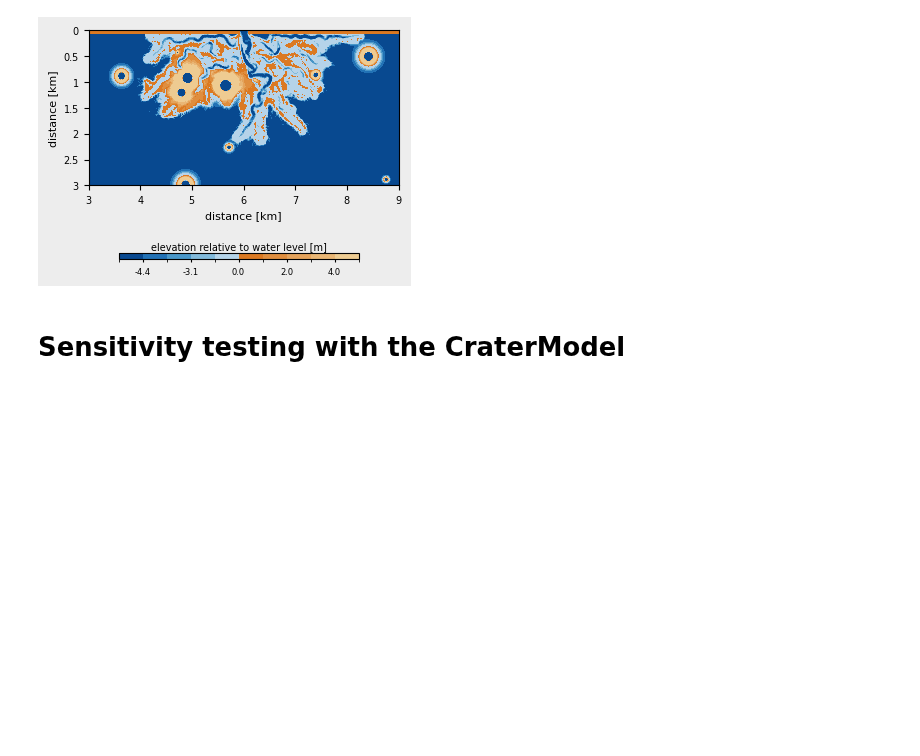
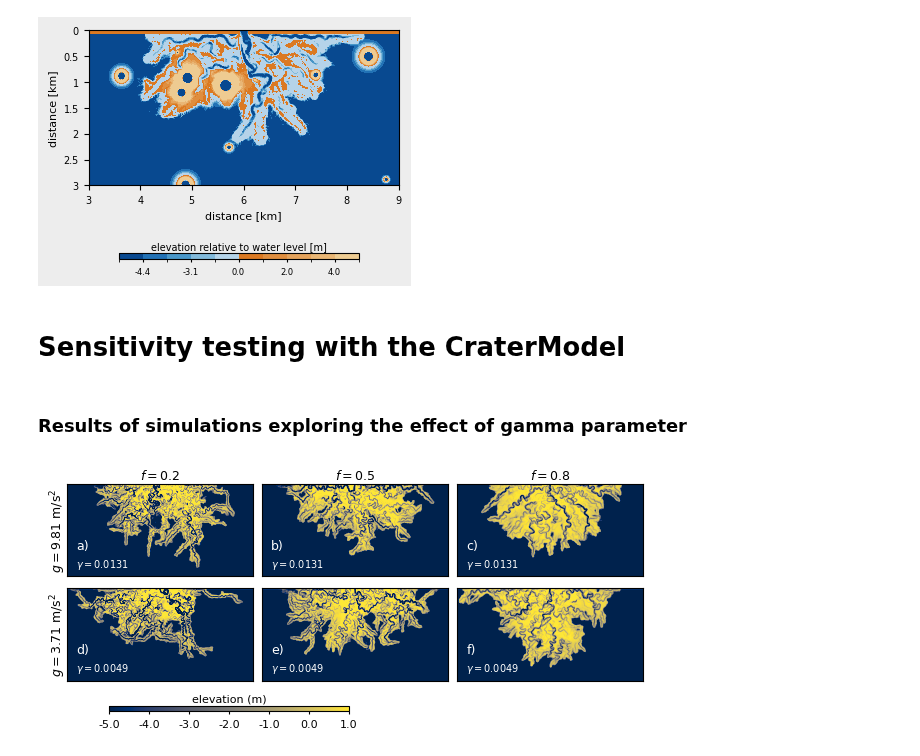
Before and after one commit to amoodie/paper_resources, a Jupyter notebook: Moodie_marscraterreworking/analysis/crater_analysis.ipynb, the cells around one changed output. Cells and saved outputs as stored; diff of their text form; code cells hidden in the pictures; blank space fills up the shorter version.

```diff
--- a/Moodie_marscraterreworking/analysis/crater_analysis.ipynb
+++ b/Moodie_marscraterreworking/analysis/crater_analysis.ipynb
@@ -3996,3 +3996,5 @@ fig.set_facecolor('none')
 
 fig.savefig(os.path.join(figure_root, 'supp_exhumation_scaling.png'), dpi=300, transparent=False, facecolor='none')
 fig.savefig(os.path.join(figure_root, 'supp_exhumation_scaling.pdf'), dpi=300, transparent=False, facecolor='white')
+# %% [markdown]
+### Results of simulations exploring the effect of gamma parameter
@@ -3998,0 +4016,74 @@ fig.savefig(os.path.join(figure_root, 'supp_exhumation_scaling.pdf'), dpi=300, t
+# %%
+_colorbar_tick_fontsize = 8
+_label_fontsize = 9
+_tick_fontsize = 7
+
+def _axes_letter_getter(i):
+    return chr(ord('a') + i)+')'
+
+def _axes_tick_fontsize_setter(_ax, cb=None):
+    _ax.xaxis.set_tick_params(labelsize=_tick_fontsize)
+    _ax.yaxis.set_tick_params(labelsize=_tick_fontsize)
+    if cb:
+        cb.ax.tick_params(labelsize=_tick_fontsize)
+
+arrowpropsdict = dict(arrowstyle='-|>', shrinkA=0, edgecolor='w', facecolor='w')
+dimension_arrowprops = dict(arrowpropsdict, arrowstyle="<|-|>")
+
+carto_cm, carto_norm = dm.plot.cartographic_colormap(H_SL=0, n=2.5, h=3)
+carto_cm = plt.get_cmap('viridis')
+# %%
+fig = plt.figure(figsize=(6, 2.75))
+
+fin_gs = fig.add_gridspec(nrows=2, ncols=3,
+                          left=0.03, right=0.99,
+                          bottom=0.2, top=0.94,
+                          wspace=0.05, hspace=0.05)
+ax = []
+for i in range(2):
+    for j in range(3):
+        axi =  fig.add_subplot(fin_gs[i, j])
+        axi.set_xticks([], minor=[])
+        axi.set_yticks([], minor=[])
+
+        axi.xaxis.tick_top()
+        axi.xaxis.set_label_position('top')
+
+        ax.append(axi)
+
+
+for c, cube in enumerate(CUBES):
+    im = ax[c].imshow(
+        cube['eta'][-1, :, :], cmap='cividis', vmin=-5, vmax=1)
+
+    if c < 3:
+        g = 9.81
+    else:
+        g = 3.71
+    gamma = (g*0.00015*20.0)/(1.5*1.5)
+    ax[c].text(0.05, 0.3, _axes_letter_getter(c),
+           fontsize=_label_fontsize,
+           color='white', transform=ax[c].transAxes)
+    ax[c].text(0.05, 0.1, f'$\\gamma={gamma:.4f}$',
+           fontsize=_tick_fontsize,
+           color='white', transform=ax[c].transAxes)
+
+ax[0].text(-30, cube.shape[1]//2, '$g=9.81$ m/s$^2$', fontsize=9, rotation=90, ha='center', va='center')
+ax[3].text(-30, cube.shape[1]//2, '$g=3.71$ m/s$^2$', fontsize=9, rotation=90, ha='center', va='center')
+ax[0].text(cube.shape[2]//2, -15, '$f=0.2$', fontsize=9, fontweight='bold', ha='center')
+ax[1].text(cube.shape[2]//2, -15, '$f=0.5$', fontsize=9, fontweight='bold', ha='center')
+ax[2].text(cube.shape[2]//2, -15, '$f=0.8$', fontsize=9, fontweight='bold', ha='center')
+
+# colorbar for elevation array
+ovax = fig.add_axes([0.3-0.2, 0.1, 2*0.2, 0.02])
+fmt = lambda x, pos: '{:.1f}'.format(x)
+plt.colorbar(im, cax=ovax, orientation="horizontal", format=FuncFormatter(fmt))
+ovax.set_title('elevation (m)', fontsize=_colorbar_tick_fontsize, pad=3)
+ovax.xaxis.set_tick_params(labelsize=_colorbar_tick_fontsize, length=2)
+
+fig.set_facecolor('none')
+
+fig.savefig(os.path.join(figure_root, 'supp_gamma_sensitivity.png'), dpi=300, transparent=False, facecolor='none')
+fig.savefig(os.path.join(figure_root, 'supp_gamma_sensitivity.pdf'), dpi=300, transparent=False, facecolor='white')
+# %% [output]
+[figure, added]
```
Also changed, not shown: parts of 1 cell of this notebook.
